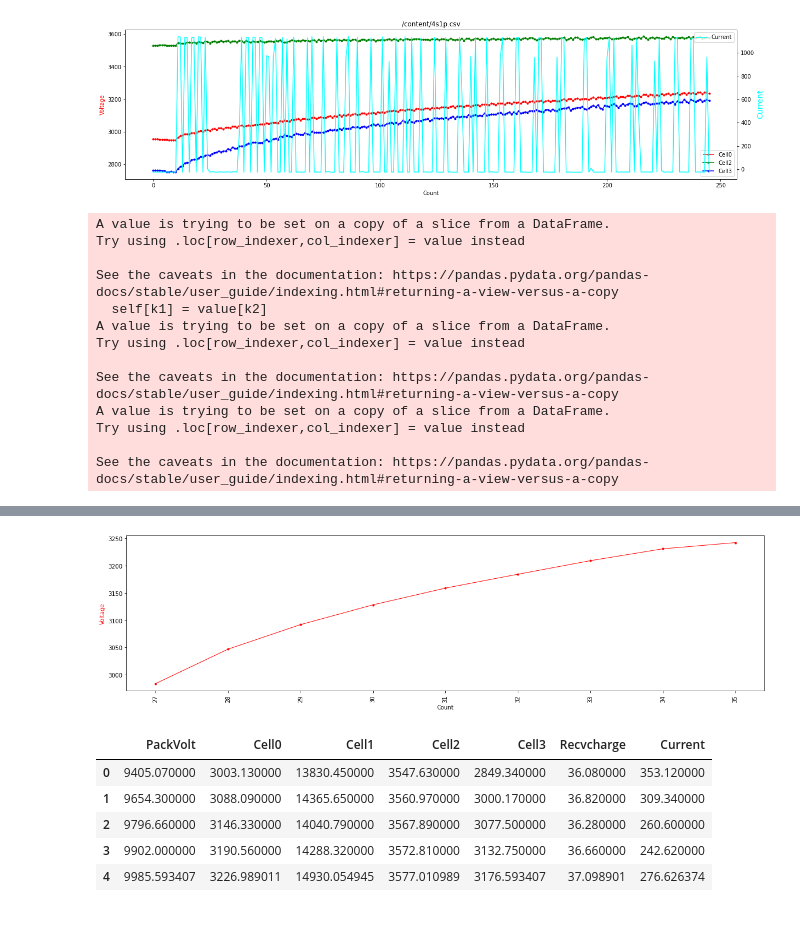
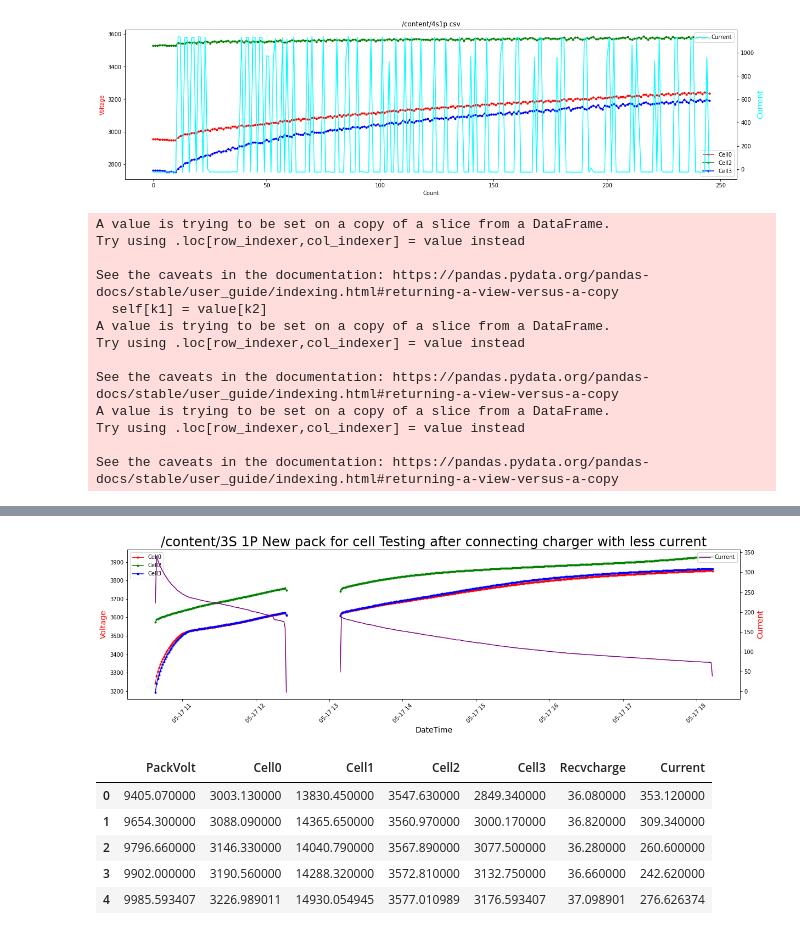
Before and after one commit to priyasathish13/https-classroom.github.com-a-sjC9IRF1, a Jupyter notebook: Welcome_To_Colaboratory.ipynb, the cells around one changed output, grey strips where cells are left out. Saved outputs shown, nothing was run; the diff lists cells and outputs as text; code cells hidden in the pictures.

Commit message:
Plot done based on datetime index. This helps in plotting with respect to Seconds, Minutes, Hours and Days

```diff
--- a/Welcome_To_Colaboratory.ipynb
+++ b/Welcome_To_Colaboratory.ipynb
@@ -118,10 +117,11 @@ plt1.show()
 [491 rows x 7 columns]
 [figure]
 # %%
-#Testing the DateTime Column to Include in the Dataset
+#Graph Plotting Done based on DateTime as Index
+#The Graph can be customized based on number of seconds, minutes, hours and day
 import pandas as pd
 import numpy as np
-fileName='/content/4s1p.csv'
+fileName='/content/3S 1P New pack for cell Testing after connecting charger with less current'
 data1=pd.read_csv(fileName,sep=',',delimiter='\t')#Working
 #data1=pd.read_csv("/content/13Ah Battery Pack after charging All the cell at same Voltage 1.8A Load",sep=',',delimiter='\t')
 
@@ -139,11 +139,16 @@ CellData1['DateTime']=CellData1['DateTime'].apply(lambda x: x.replace('[','').re
 CellData1['DateTime']=pd.to_datetime(CellData1['DateTime'])
 
 
-print(CellData1)
+print(CellData1.dtypes)
 
 #CellData1=CellData1.groupby(np.arange(len(CellData1))//2).mean() #Averaging and forming new data frame.
 
-CellData1=CellData1.groupby([CellData1['DateTime'].dt.minute])[['DateTime','PackVolt','Cell0','Cell1', 'Cell2', 'Cell3','Recvcharge','Current']].mean()
+#CellData1=CellData1.groupby([CellData1['DateTime'].dt.second])[['DateTime','PackVolt','Cell0','Cell1', 'Cell2', 'Cell3','Recvcharge','Current']].mean()
+CellData1.reset_index(drop=True,inplace=True)
+
+CellData1=CellData1.set_index('DateTime')
+#Sampling the data and ploting based on the resample API, For Seconds S, Minutes T, Hours H eg. For 5 Sec '5S'
+CellData1=CellData1.resample('1T').mean()
 
 print(CellData1)
 
@@ -157,19 +162,28 @@ fig,ax1 = plt1.subplots(sharex=True, figsize=(20,5))
 # make a plot
 
 ax1.plot(CellData1.index, CellData1.Cell0, color="red", label='Cell0',marker=".",lw=1)
-#ax1.plot(CellData1.index, CellData1.Cell2, color="green", label='Cell2', marker=".")
-#ax1.plot(CellData1.index, CellData1.Cell3, color="blue", label='Cell3',marker=".")
+ax1.plot(CellData1.index, CellData1.Cell2, color="green", label='Cell2', marker=".")
+ax1.plot(CellData1.index, CellData1.Cell3, color="blue", label='Cell3',marker=".")
 # set x-axis label
-ax1.set_xlabel("Count",fontsize=10)
+ax1.set_xlabel("DateTime",fontsize=14)
 #ax1.set_xticklabels(ax1.get_xticks(), rotation = 45)
 #Rotating the Xlabel Scale value by 90 degree
-plt1.xticks(rotation = 90)
+plt1.xticks(rotation = 45)
 
 # set y-axis label
-ax1.set_ylabel("Voltage",color="red",fontsize=10)
+ax1.set_ylabel("Voltage",color="red",fontsize=14)
+# twin object for two different y-axis on the sample plot
+ax2=ax1.twinx()
+# make a plot with different y-axis using second axis object
+ax2.plot(CellData1.index, CellData1.Current, color="purple",label='Current', marker="")
+ax2.set_ylabel("Current",color="red",fontsize=14)
+
+# Adding legend, which helps us recognize the curve according to it's color ( Include the label="Cell0 " inside ax1.plot)
+ax1.legend()
+ax2.legend()
+plt1.title(fileName, fontsize=24)
 plt1.show()
 
-
 #CellData1=CellData1.groupby(np.arange(len(CellData1))//2).mean() #Averaging and forming new data frame.
 # %% [output]
 A value is trying to be set on a copy of a slice from a DataFrame.
@@ -205,4 +219,4 @@ See the caveats in the documentation: https://pandas.pydata.org/pandas-docs/stab
-[figure, old version]
+[figure, new version]
 # %%
 CellData1.groupby(np.arange(len(CellData1))//100).mean()
 # %% [output]
```
Also changed, not shown: parts of 3 cells of this notebook.
